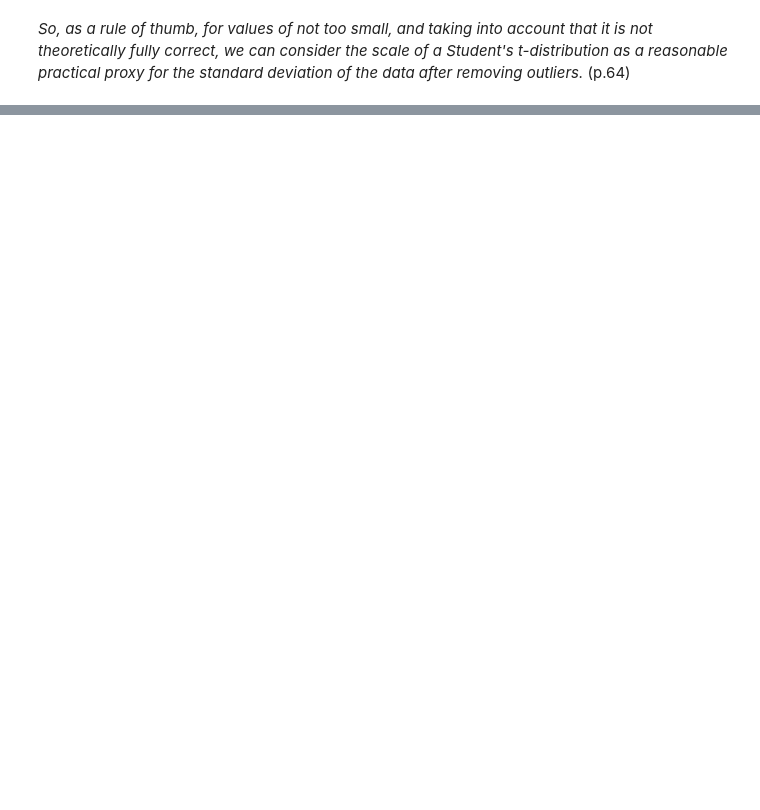
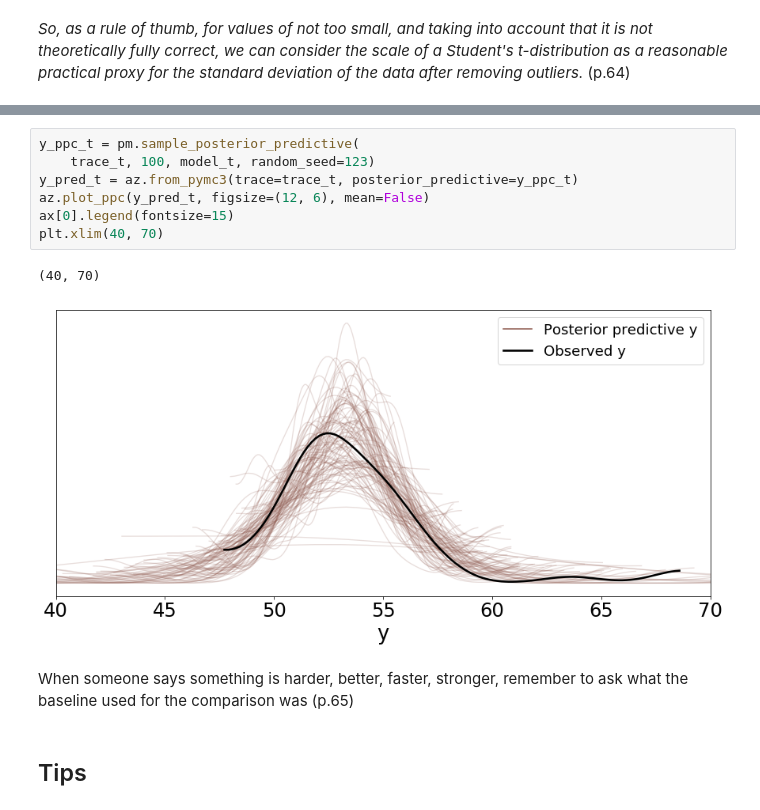
Before and after one commit to bartfrenk/courses, a Jupyter notebook: bayesian-analysis-with-python/src/chapter-2.ipynb, the cells around one changed output, grey strips where cells are left out. Drawn from its saved outputs; the diff is of its cells as text; blank space fills up the shorter version.

```diff
--- a/bayesian-analysis-with-python/src/chapter-2.ipynb
+++ b/bayesian-analysis-with-python/src/chapter-2.ipynb
@@ -125,0 +153,14 @@ np.mean(stats.t(loc=0, scale=1, df=10).rvs(1000000))
+# %%
+y_ppc_t = pm.sample_posterior_predictive(
+    trace_t, 100, model_t, random_seed=123)
+y_pred_t = az.from_pymc3(trace=trace_t, posterior_predictive=y_ppc_t)
+az.plot_ppc(y_pred_t, figsize=(12, 6), mean=False)
+ax[0].legend(fontsize=15)
+plt.xlim(40, 70)
+# %% [output]
+(40, 70)
+[figure, added]
+# %% [markdown]
+When someone says something is harder, better, faster, stronger, remember to ask what the baseline used for the comparison was (p.65)
+# %% [markdown]
+## Tips
```
Also changed, not shown: parts of 23 cells of this notebook, 1 other file.
